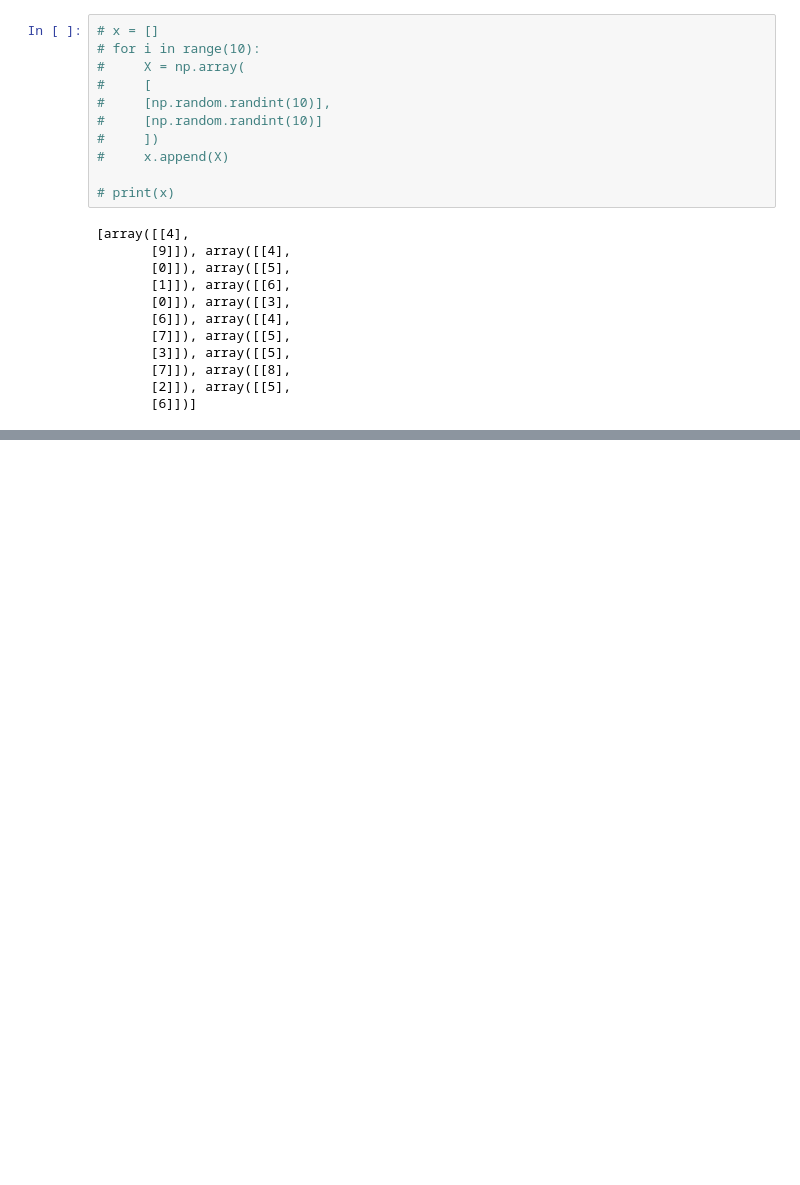
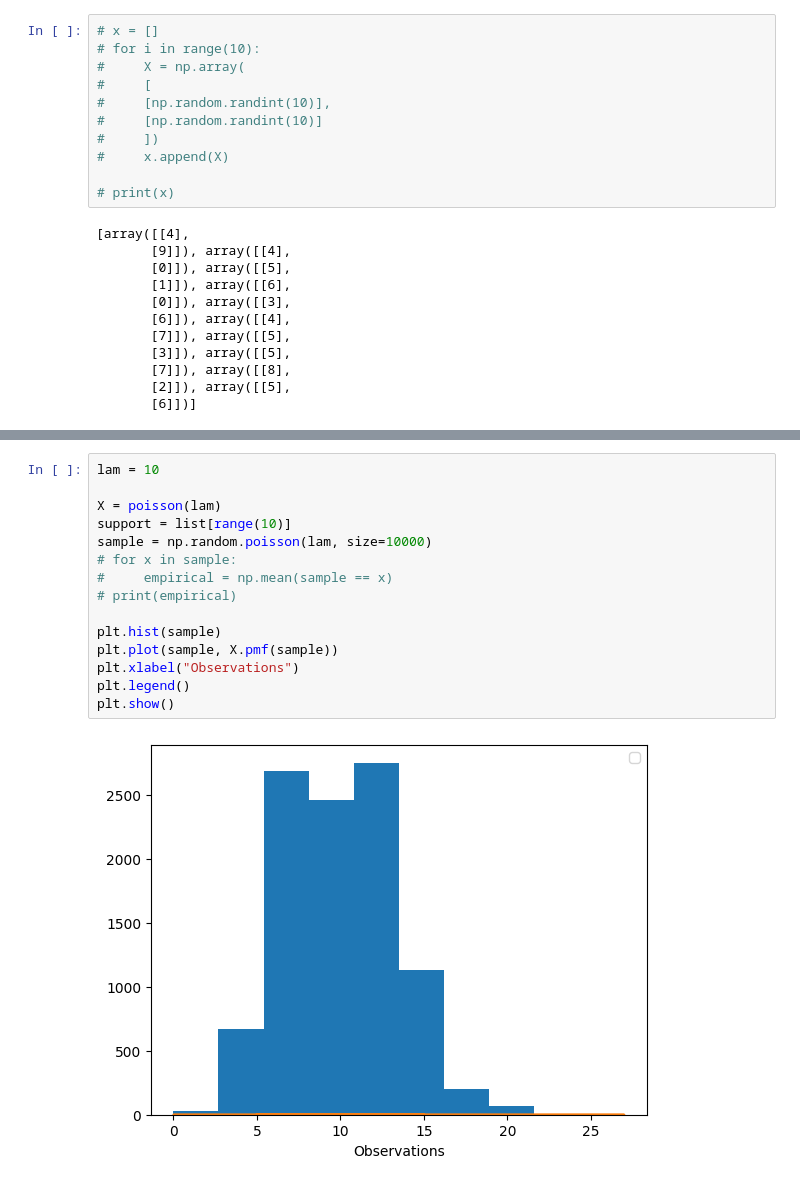
Before and after one commit to NeelPatel2548/APS-Subject-Work, a Jupyter notebook: AML_Exam_SampleCodeQue/ExamPracticeFile.ipynb, the cells around one changed output, grey strips where cells are left out. Cells and saved outputs as stored; diff of their text form; blank space fills up the shorter version.

```diff
--- a/AML_Exam_SampleCodeQue/ExamPracticeFile.ipynb
+++ b/AML_Exam_SampleCodeQue/ExamPracticeFile.ipynb
@@ -534,0 +568,17 @@ print(y)
+# %%
+lam = 10
+
+X = poisson(lam)
+support = list[range(10)]
+sample = np.random.poisson(lam, size=10000)
+# for x in sample:
+#     empirical = np.mean(sample == x)
+# print(empirical)
+
+plt.hist(sample)
+plt.plot(sample, X.pmf(sample))
+plt.xlabel("Observations")
+plt.legend()
+plt.show()
+# %% [output]
+[figure, added]
```
Also changed, not shown: parts of 3 cells of this notebook, 2 other files.
